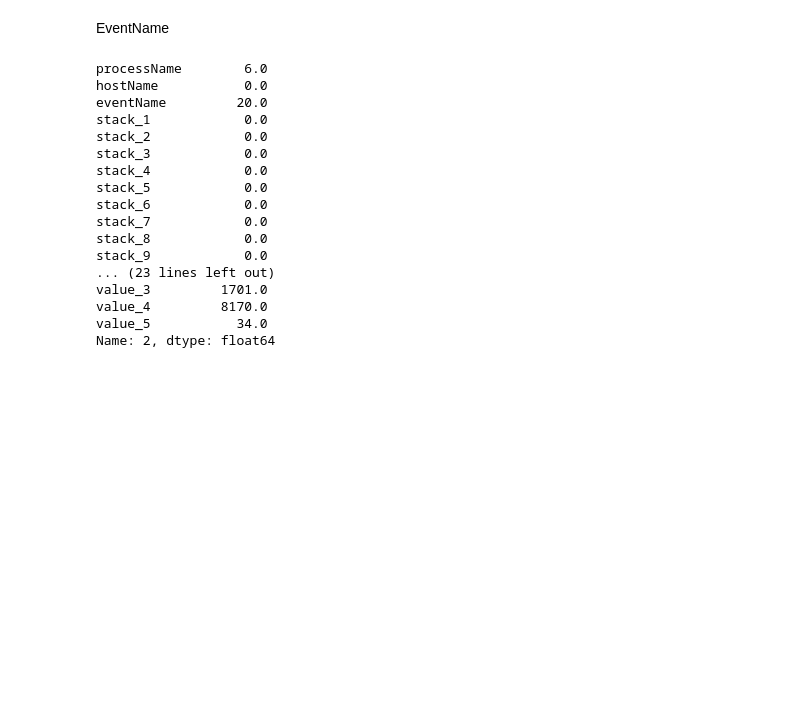
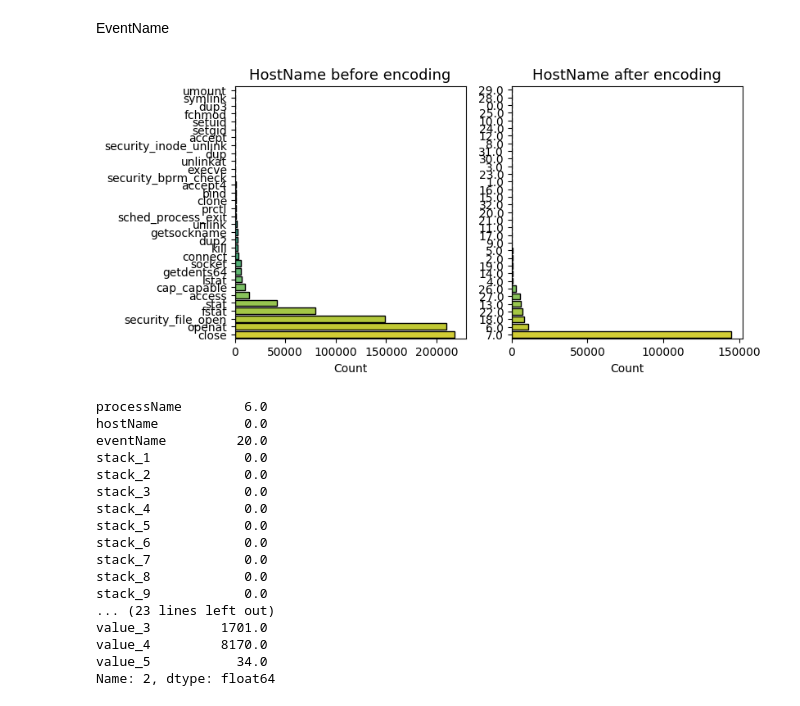
Before and after one commit to moryba/Beth-project, a Jupyter notebook: Data analysis/data analysis.ipynb, the cells around one changed output. Saved outputs shown, nothing was run; the diff lists cells and outputs as text; code cells hidden in the pictures; blank space fills up the shorter version.

```diff
--- a/Data analysis/data analysis.ipynb
+++ b/Data analysis/data analysis.ipynb
@@ -1745,6 +1782,33 @@ X_cat_val['eventName'] = event_val_enc
 event_test_enc = event_ordinal_encoder.transform(X_cat_test[['eventName']])
 event_test_enc = np.where(event_test_enc==-1, np.max(X_cat_train['eventName'])+1, event_test_enc)
 X_cat_test['eventName'] = event_test_enc
+# %%
+fig, ax = plt.subplots(1,2,figsize=(8,4))
+
+df_plot = pd.DataFrame()
+host_train = train_data.groupby(['eventName'])[['timestamp']].count()
+df_plot['labels'] = host_train.index.values.astype('str')
+df_plot['counts'] = host_train.timestamp.values
+df_plot = df_plot.sort_values(by='counts', ascending=True)
+sns.barplot(data=df_plot, x='counts', y='labels', ax=ax[0], palette='viridis', edgecolor='black')
+ax[0].set_xlabel('Count')
+ax[0].set_ylabel('')
+ax[0].set_title('HostName before encoding', size=13, ha="center")
+
+df_plot = pd.DataFrame()
+host_train = X_cat_test.groupby(['eventName'])[['hostName']].count()
+df_plot['labels'] = host_train.index.values.astype('str')
+df_plot['counts'] = host_train.hostName.values
+df_plot = df_plot.sort_values(by='counts', ascending=True)
+sns.barplot(data=df_plot, x='counts', y='labels', ax=ax[1], palette='viridis', edgecolor='black')
+ax[1].set_xlabel('Count')
+ax[1].set_ylabel('')
+ax[1].set_title('HostName after encoding', size=13, ha="center")
+
+
+plt.show()
+# %% [output]
+[figure, added]
 # %%
 X_cat_train.loc[2]
 # %% [output]
```
Also changed, not shown: parts of 10 cells of this notebook, 3 other files.
